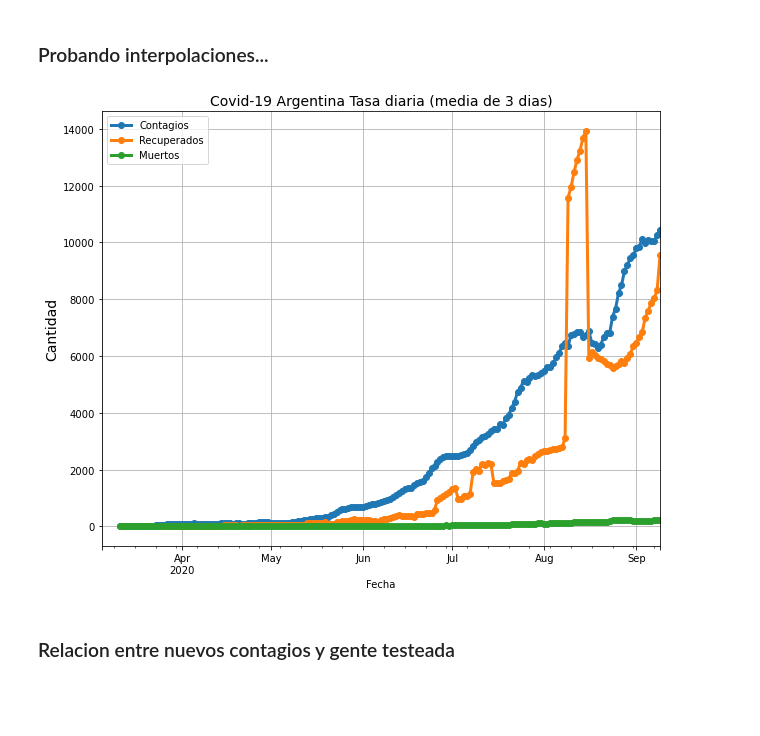
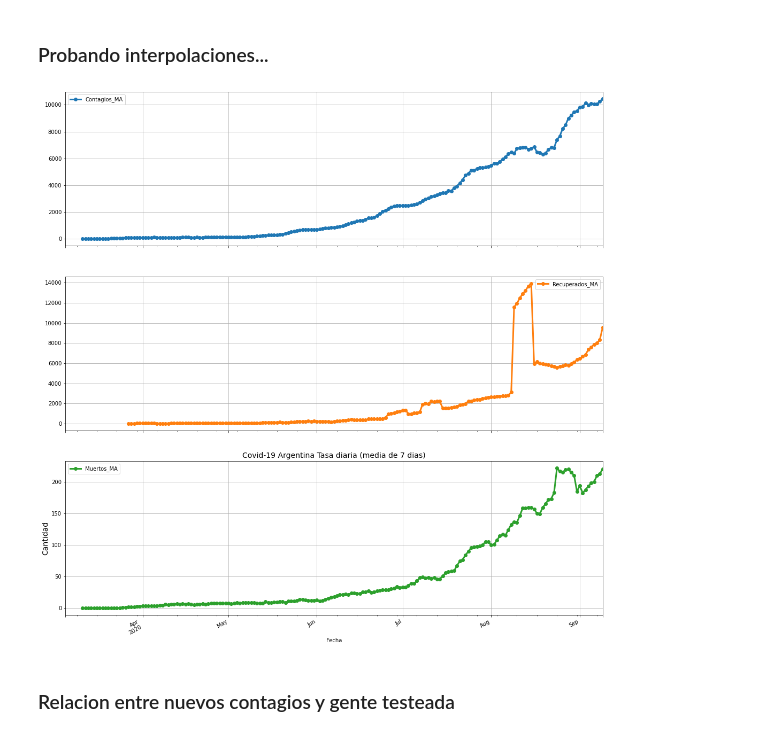
Before and after one commit to rodri16/CovidArgentinaGraficos, a Jupyter notebook: Covid19_Arg_Python_notebook.ipynb, the cells around one changed output. Saved outputs shown, nothing was run; the diff lists cells and outputs as text; code cells hidden in the pictures; blank space fills up the shorter version.

```diff
--- a/Covid19_Arg_Python_notebook.ipynb
+++ b/Covid19_Arg_Python_notebook.ipynb
@@ -494,19 +494,19 @@ df.to_csv(name, index=True)
 # %%
 import numpy as np
 N=7
 df["Contagios_MA"]=df.Contagios.rolling(window=N).mean()
 df["Recuperados_MA"]=df.Recuperados.rolling(window=N).mean()
 df["Muertos_MA"]=df.Muertos.rolling(window=N).mean()
-ax=df.plot(y=['Contagios_MA','Recuperados_MA','Muertos_MA'], legend='true',style='-',grid='on',figsize=(10,8),linewidth=3, marker='o')
-plt.title('Covid-19 Argentina Tasa diaria (media de 3 dias)',fontsize=14)
-plt.legend(['Contagios', 'Recuperados',"Muertos"],loc='upper left');
+ax=df.plot(y=['Contagios_MA','Recuperados_MA','Muertos_MA'],subplots='true', legend='true',style='-',grid='on',figsize=(18,20),linewidth=3, marker='o')
+plt.title('Covid-19 Argentina Tasa diaria (media de 7 dias)',fontsize=14)
+#plt.legend(['Contagios', 'Recuperados',"Muertos"],loc='upper left');
 plt.ylabel('Cantidad', fontsize=14)
 #ax.set_facecolor("black")
 
 name='Graficos/TasaDiariaMA_'+df.index[-1].strftime("%d%b")#str(df.index[-1])+'.png'
 #plt.savefig(name)
 # %% [output]
-[figure, old version]
+[figure, new version]
 # %% [markdown]
 ### Relacion entre nuevos contagios y gente testeada
 # %%
```
Also changed, not shown: 12 other files.
